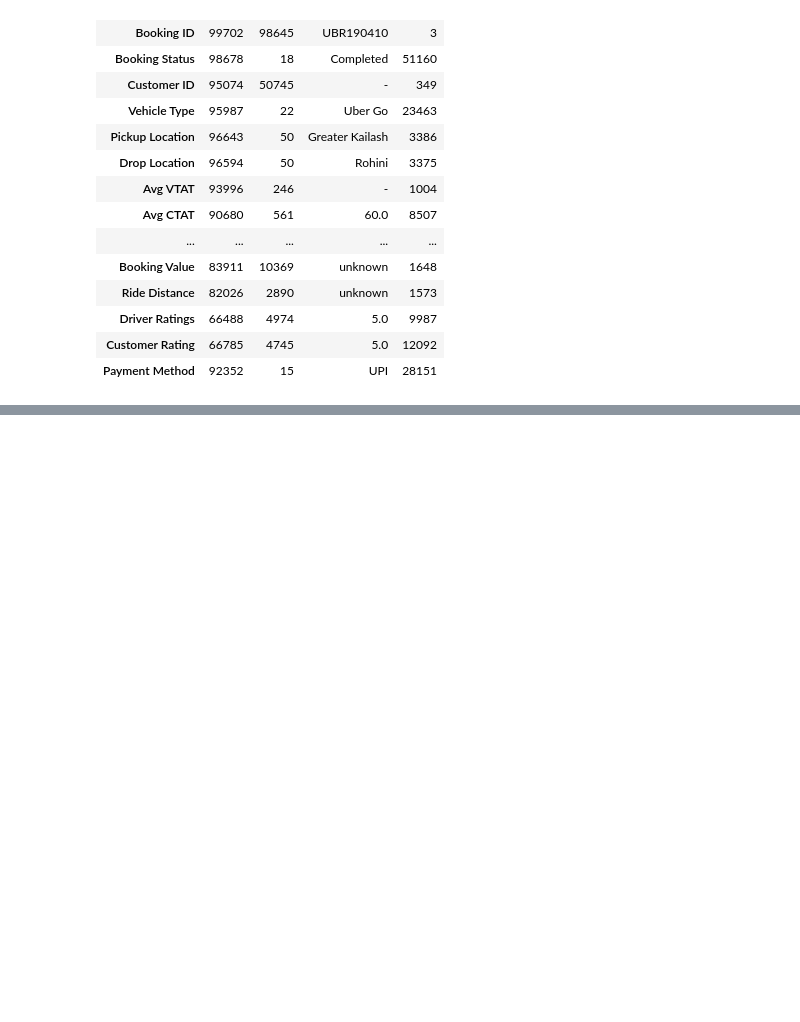
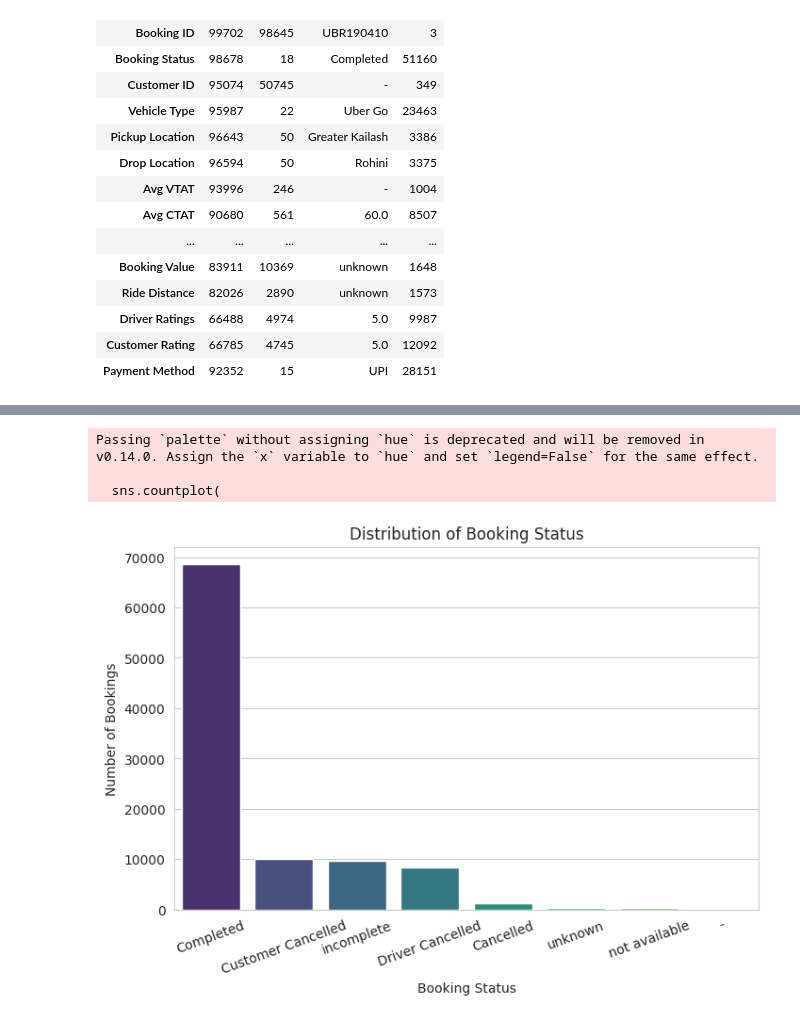
Before and after one commit to pri265126-stack/delhi-uber-eda, a Jupyter notebook: aws_task1.ipynb, the cells around one changed output, grey strips where cells are left out. Cells and saved outputs as stored; diff of their text form; code cells hidden in the pictures; blank space fills up the shorter version.

```diff
--- a/aws_task1.ipynb
+++ b/aws_task1.ipynb
@@ -99,0 +171,5 @@ df.describe().T
+# %%
+
+df = df.drop_duplicates()
+
+df.duplicated().sum()
@@ -99,0 +204,8 @@ df.describe().T
+# %%
+df["Payment Method"] = (
+    df["Payment Method"]
+    .str.strip()
+    .str.title()
+)
+
+df["Payment Method"].value_counts()
@@ -99,0 +225,5 @@ df.describe().T
+# %%
+
+df = df.drop_duplicates()
+
+df.shape
@@ -99,0 +268,10 @@ df.describe().T
+# %%
+
+categorical_cols = df.select_dtypes(include="object").columns
+
+for col in categorical_cols:
+    df[col] = df[col].fillna("Unknown")
+numerical_cols = df.select_dtypes(include=["int64", "float64"]).columns
+
+for col in numerical_cols:
+    df[col] = df[col].fillna(df[col].median())
@@ -99,0 +365,21 @@ df.describe().T
+# %%
+plt.figure(figsize=(8,5))
+
+sns.countplot(
+    data=df,
+    x="Booking Status",
+    order=df["Booking Status"].value_counts().index,
+    palette="viridis"
+)
+
+plt.title("Distribution of Booking Status")
+plt.xlabel("Booking Status")
+plt.ylabel("Number of Bookings")
+plt.xticks(rotation=20)
+
+plt.show()
+# %% [output]
+Passing `palette` without assigning `hue` is deprecated and will be removed in v0.14.0. Assign the `x` variable to `hue` and set `legend=False` for the same effect.
+
+  sns.countplot(
+[figure, added]
```
Also changed, not shown: parts of 41 cells of this notebook.
